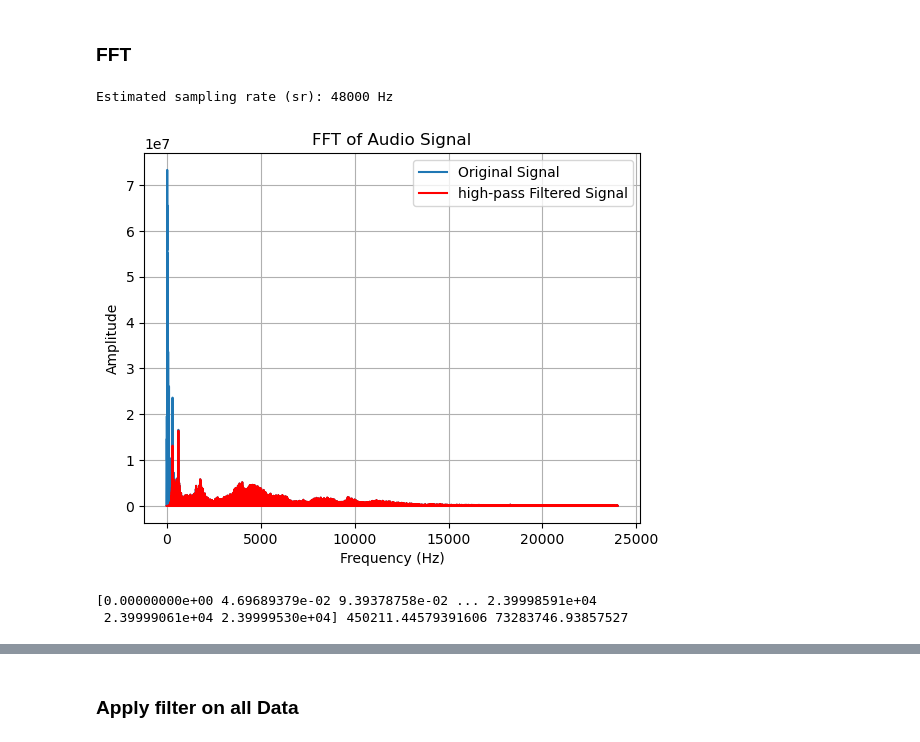
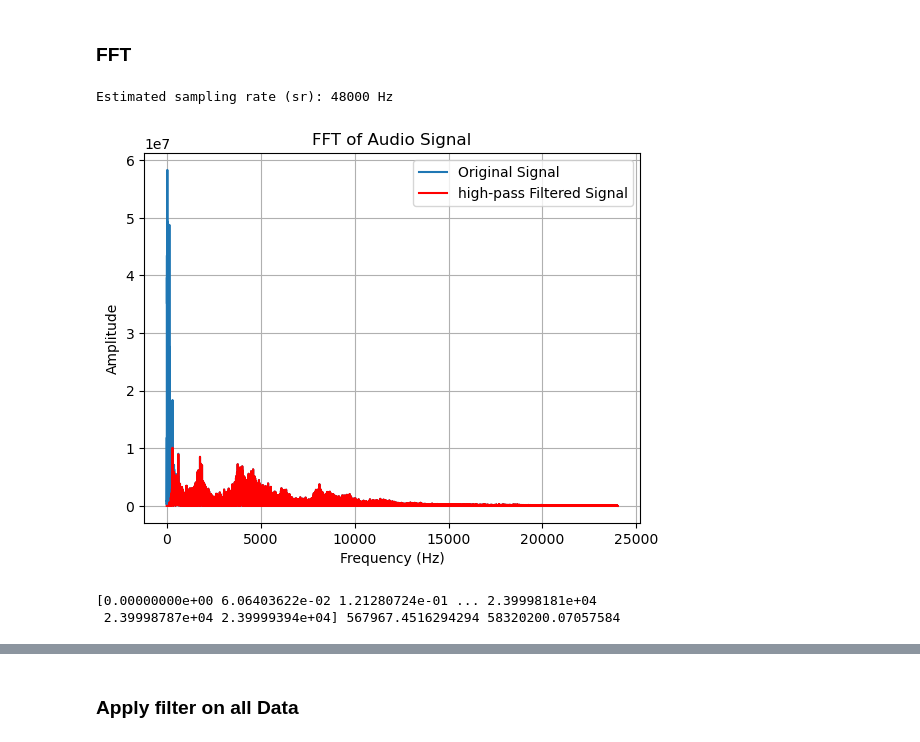
Before and after one commit to mingxin0532/Predictive-Quality-in-Additive-Manufacturing, a Jupyter notebook: PQAM.ipynb, the cells around one changed output, grey strips where cells are left out. Saved outputs shown, nothing was run; the diff lists cells and outputs as text; code cells hidden in the pictures.

```diff
--- a/PQAM.ipynb
+++ b/PQAM.ipynb
@@ -225,43 +219,43 @@ plt.show()
 ### FFT
 # %%
 # FFT
-file_path = os.path.join(Audio_path,"169.csv")
+file_path = os.path.join(Audio_path,"250.csv")
 df = pd.read_csv(file_path)
 # Perform the Fast Fourier Transform (FFT) on the audio signal in column "M"
 Y = np.fft.fft(df["M"])
 # Compute the frequency bins corresponding to the FFT result
 # Estimated sampling rate based on test data
 delta_t = df["Time"][1] - df["Time"][0]
 sr = round(1 / delta_t)
 print(f"Estimated sampling rate (sr): {sr} Hz")
 
 frequencies = np.fft.fftfreq(len(df["M"]), d=1/sr)
 #apply high-pass filter
 cutoff = 300
 m_filtered = highpass_filter(df["M"], cutoff, sr, order=3)
 filtered_frequencies = np.fft.fft(m_filtered)
 
 #print(m_filtered)
 # Plot the magnitude spectrum (only the positive half of frequencies and amplitudes)
 plt.plot(frequencies[:len(frequencies)//2], np.abs(Y)[:len(Y)//2], label='Original Signal')
 plt.plot(frequencies[:len(frequencies)//2], np.abs(filtered_frequencies)[:len(filtered_frequencies)//2], label='high-pass Filtered Signal', color='red')
 plt.xlabel("Frequency (Hz)")
 plt.ylabel("Amplitude")
 plt.title("FFT of Audio Signal")
 plt.legend()
 plt.grid(True)
 plt.show()
 
 peak_freq = frequencies[:len(frequencies)//2]
 mean_amp = np.mean(np.abs(Y[:len(Y)//2]))
 max_amp = np.max(np.abs(Y[:len(Y)//2]))
 
 print(peak_freq, mean_amp, max_amp)
 # %% [output]
 Estimated sampling rate (sr): 48000 Hz
-[figure, old version]
+[figure, new version]
-[0.00000000e+00 4.69689379e-02 9.39378758e-02 ... 2.39998591e+04
- 2.39999061e+04 2.39999530e+04] 450211.44579391606 73283746.93857527
+[0.00000000e+00 6.06403622e-02 1.21280724e-01 ... 2.39998181e+04
+ 2.39998787e+04 2.39999394e+04] 567967.4516294294 58320200.07057584
 # %%
 
 
```
Also changed, not shown: parts of 24 cells of this notebook.
